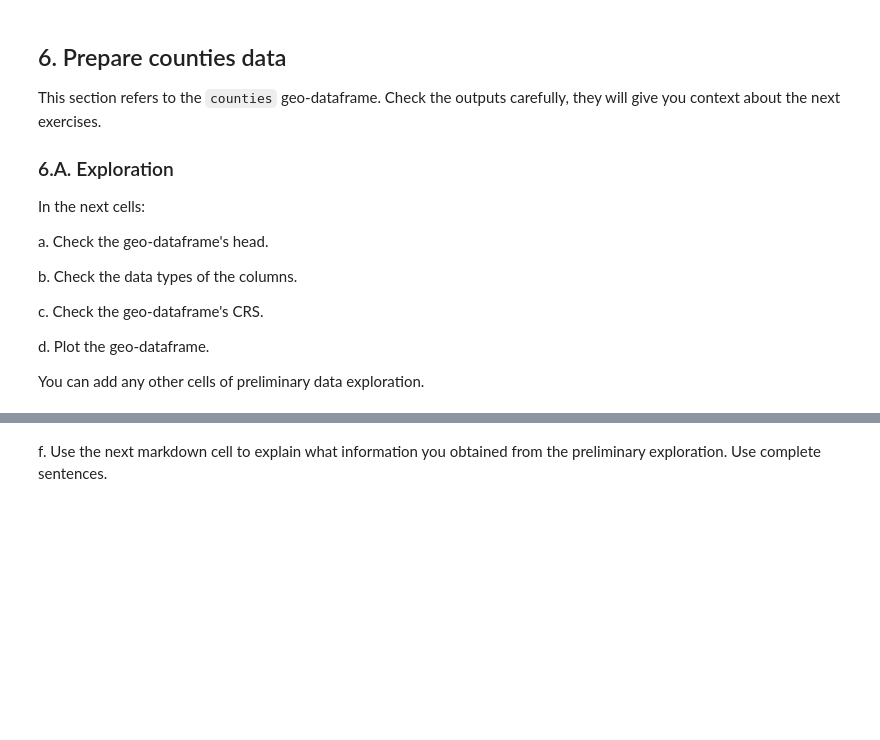
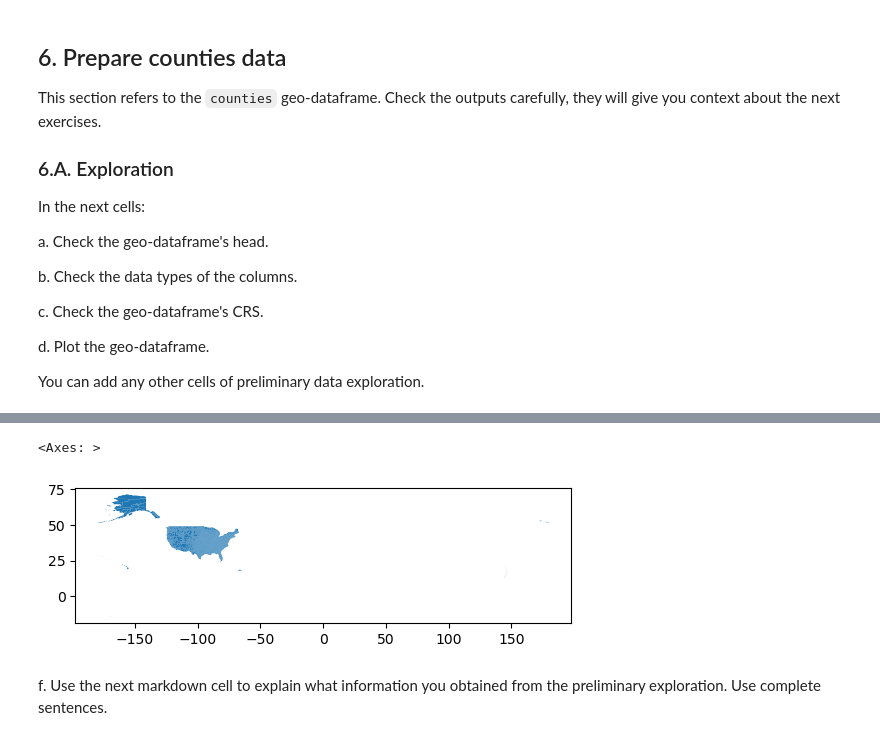
Before and after one commit to ZoeZhouJ/eds220-hwk3, a Jupyter notebook: hwk3-task2-oil-spills.ipynb, the cells around one changed output, grey strips where cells are left out. Cells and saved outputs as stored; diff of their text form; code cells hidden in the pictures; blank space fills up the shorter version.

Commit message:
Clean counties geoDataFrame

```diff
--- a/hwk3-task2-oil-spills.ipynb
+++ b/hwk3-task2-oil-spills.ipynb
@@ -352,3 +391,9 @@ You can add any other cells of preliminary data exploration.
+# %%
+# d. Plot the geodataframe
+counties.plot()
+# %% [output]
+<Axes: >
+[figure, added]
 # %% [markdown]
 <!-- BEGIN QUESTION -->
 
```
Also changed, not shown: parts of 14 cells of this notebook.
